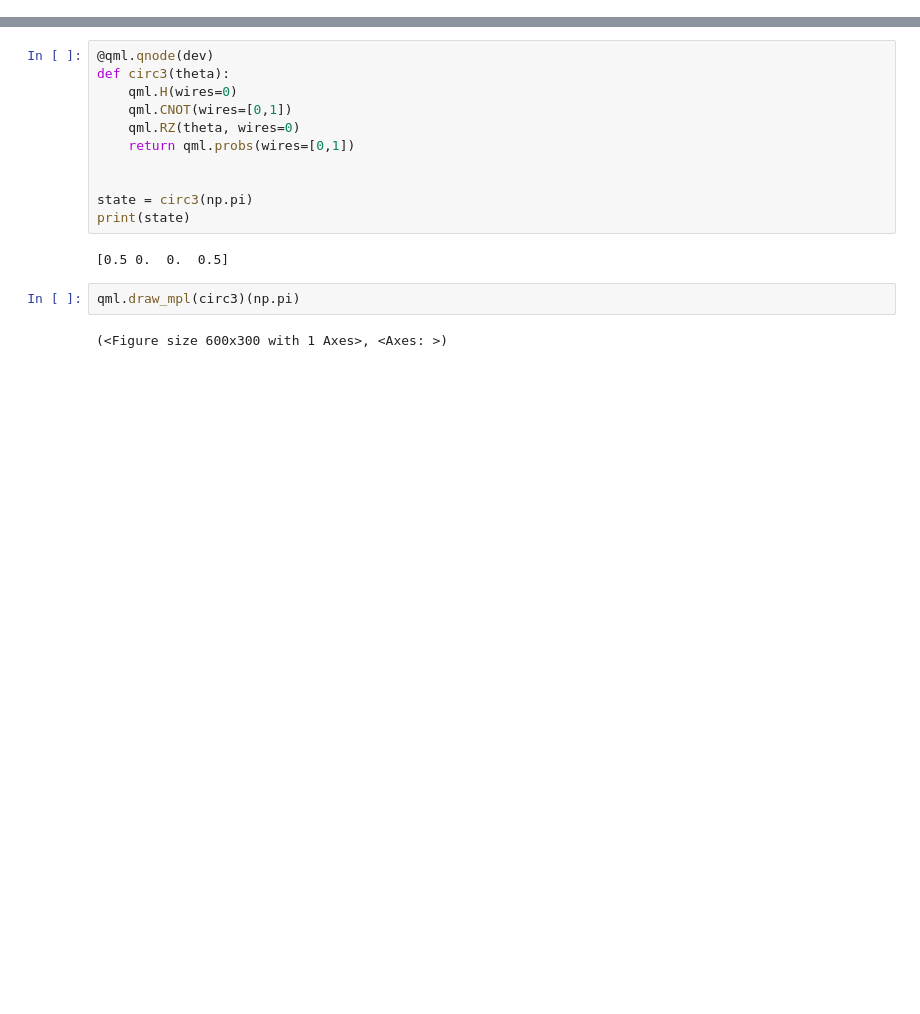
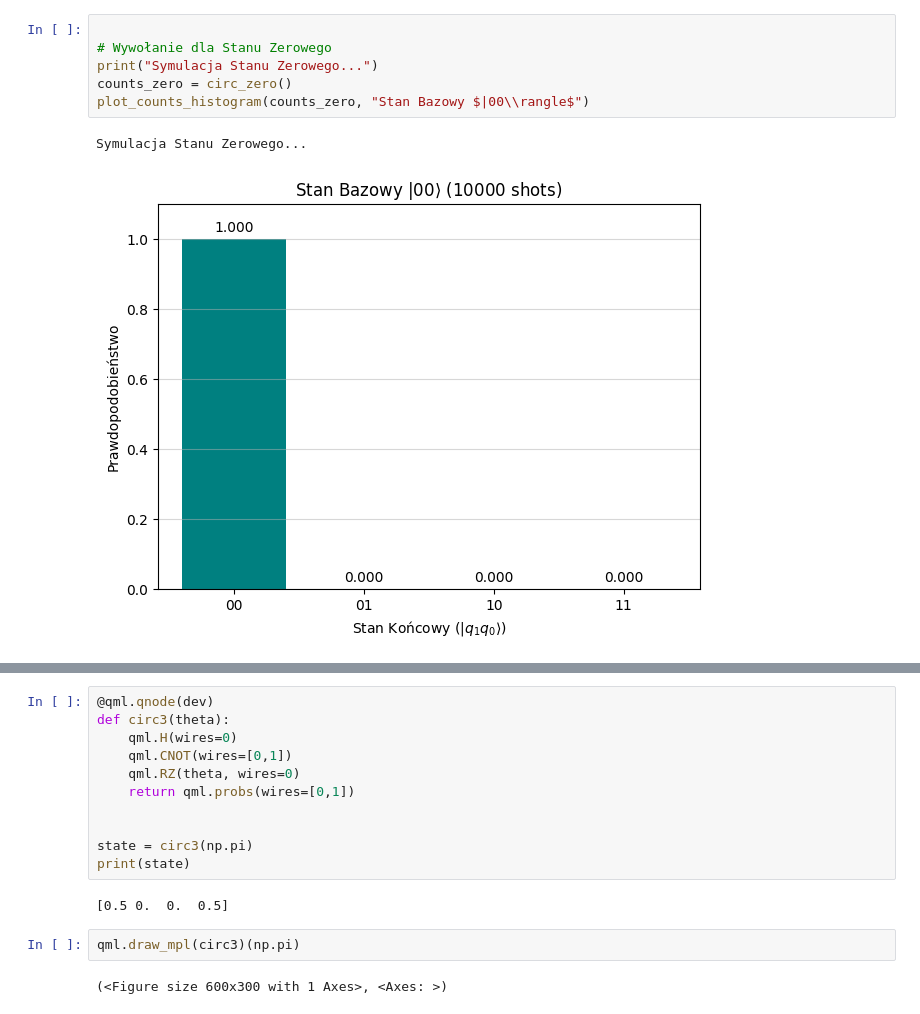
Before and after one commit to sebkaz-teaching/qml2025, a Jupyter notebook: cwiczenia/cw3.ipynb, the cells around one changed output, grey strips where cells are left out. Cells and saved outputs as stored; diff of their text form; blank space fills up the shorter version.

```diff
--- a/cwiczenia/cw3.ipynb
+++ b/cwiczenia/cw3.ipynb
@@ -115,0 +110,9 @@ plot_counts_histogram(counts_zero, "Wyniki Pomiaru: Stan Początkowy $|00\\rangl
+# %%
+
+# Wywołanie dla Stanu Zerowego
+print("Symulacja Stanu Zerowego...")
+counts_zero = circ_zero()
+plot_counts_histogram(counts_zero, "Stan Bazowy $|00\\rangle$")
+# %% [output]
+Symulacja Stanu Zerowego...
+[figure, added]
```
Also changed, not shown: parts of 28 cells of this notebook, 1 other file.
